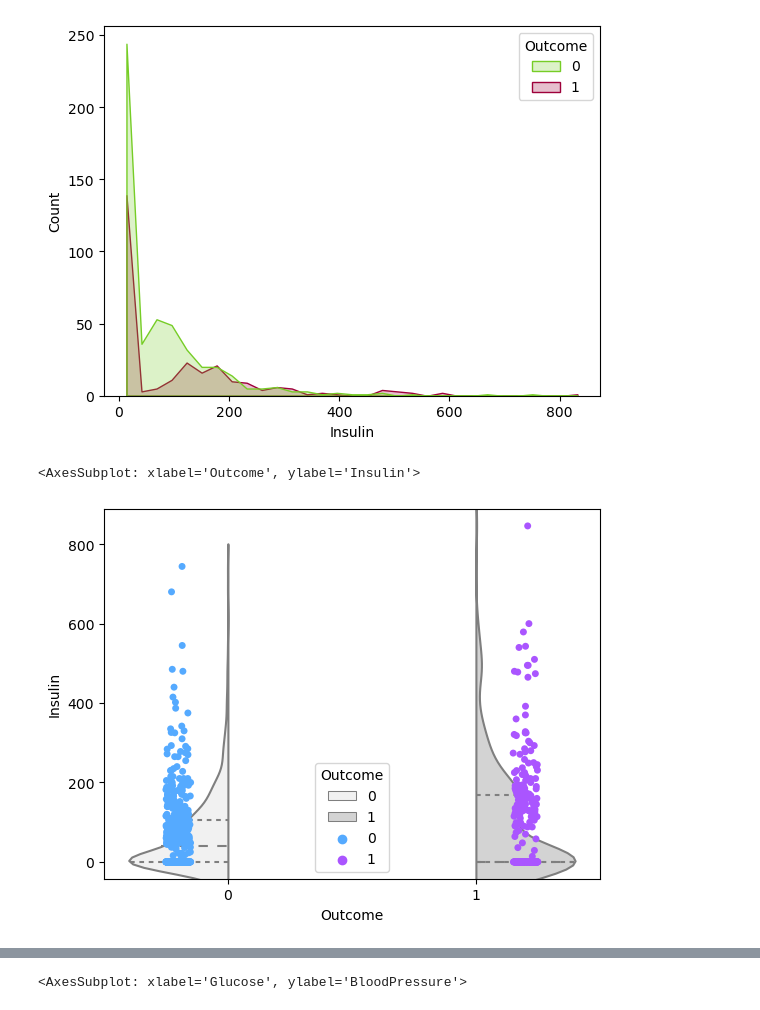
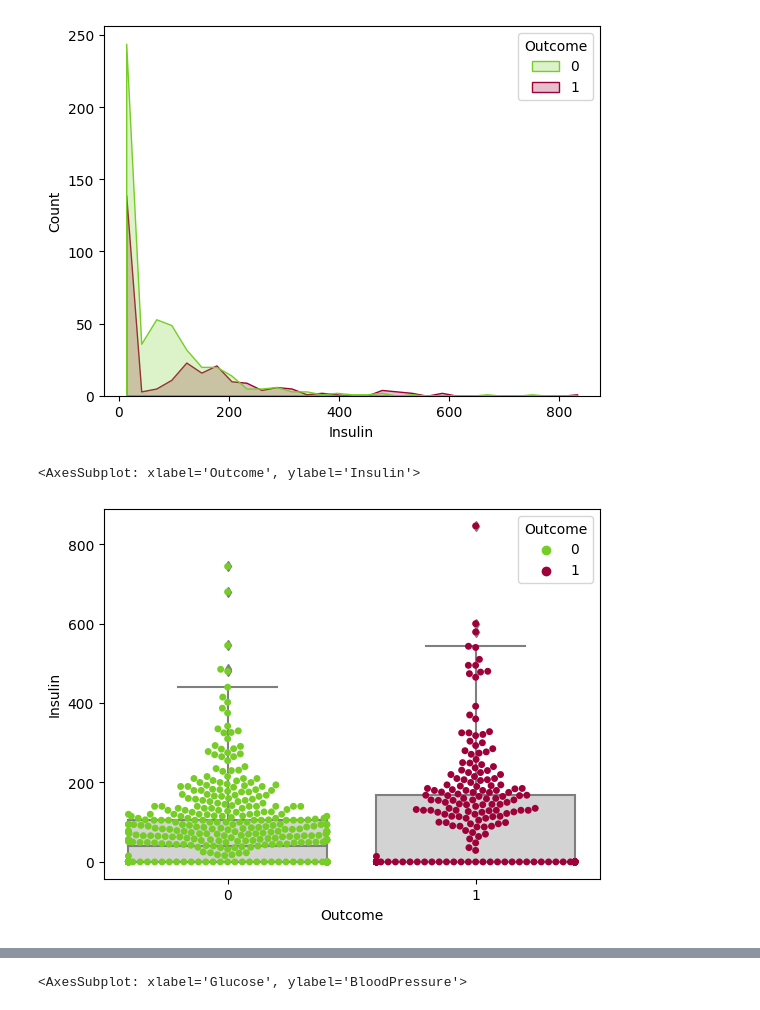
Before and after one commit to KoenigJulia/kids-project-diabetes, a Jupyter notebook: Visualization.ipynb, the cells around one changed output, grey strips where cells are left out. Cells and saved outputs as stored; diff of their text form; code cells hidden in the pictures.

```diff
--- a/Visualization.ipynb
+++ b/Visualization.ipynb
@@ -59,8 +40,8 @@ sns.histplot(data=diabetes_data, x='Insulin', palette=diabetes_colors, hue='Outc
 <AxesSubplot: xlabel='Insulin', ylabel='Count'>
 [figure]
 # %%
-sns.violinplot(data=diabetes_data, x='Outcome', y='Insulin', color='lightgray', hue='Outcome',split='true', inner='quarter')
-sns.stripplot(data=diabetes_data, x='Outcome', y='Insulin', palette='cool', hue='Outcome', dodge='true')
+sns.boxplot(data=diabetes_data, x='Outcome', y='Insulin', color='lightgray', whis=[1,99])
+sns.swarmplot(data=diabetes_data, x='Outcome', y='Insulin', palette=diabetes_colors, hue='Outcome')
 # %% [output]
 <AxesSubplot: xlabel='Outcome', ylabel='Insulin'>
-[figure, old version]
+[figure, new version]
```
Also changed, not shown: parts of 23 cells of this notebook.
